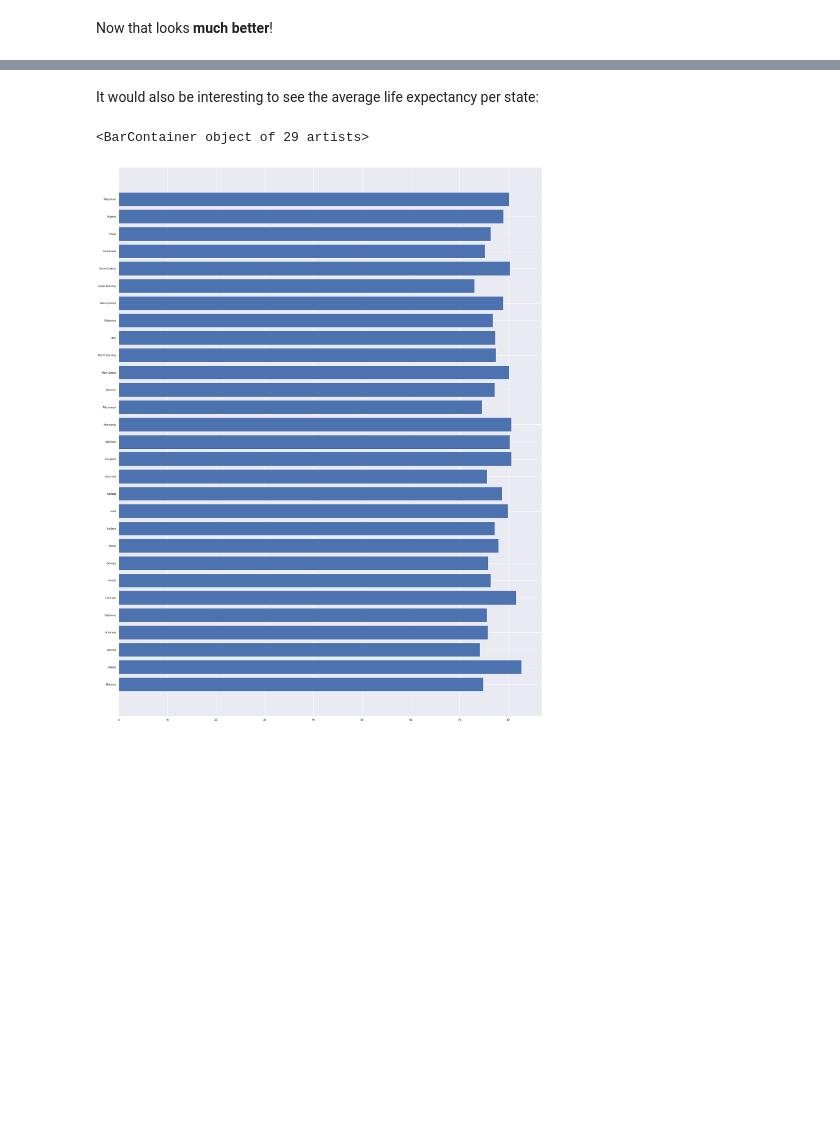
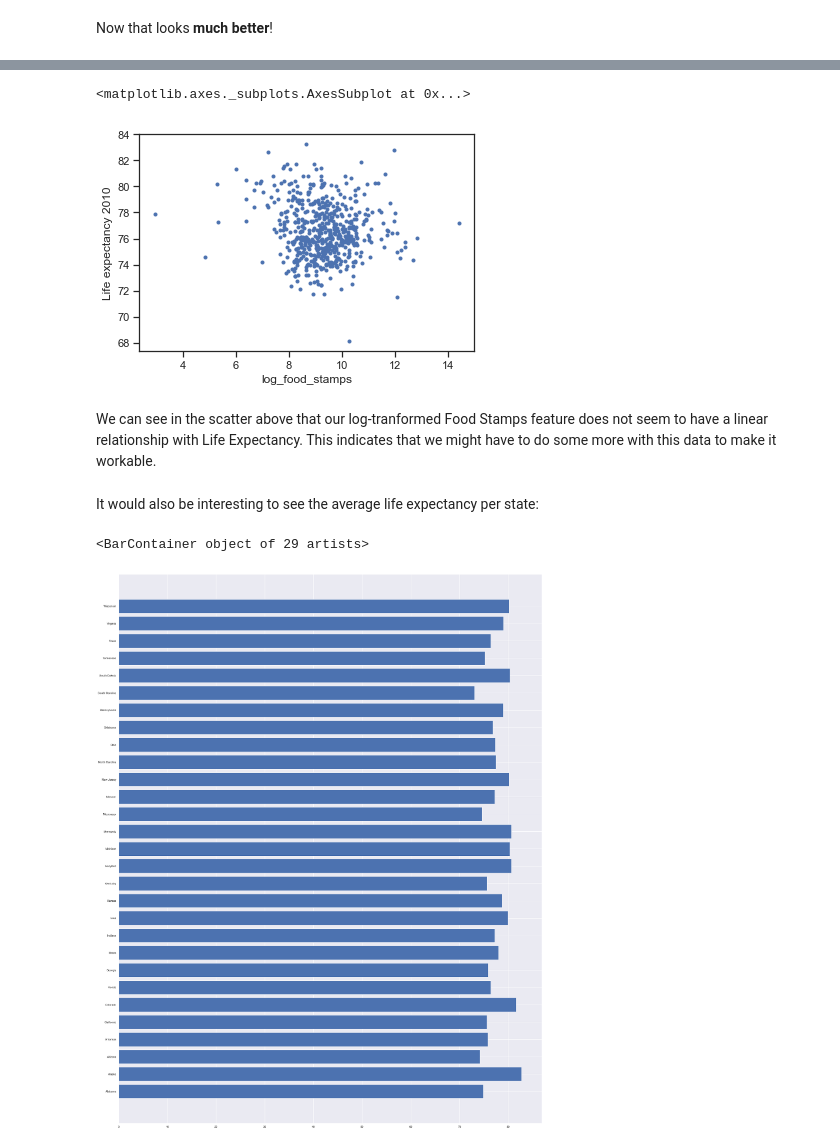
Before and after one commit to aulorbe/Life-Expectancy-In-The-US, a Jupyter notebook: EDA_initial.ipynb, the cells around one changed output, grey strips where cells are left out. Saved outputs shown, nothing was run; the diff lists cells and outputs as text; code cells hidden in the pictures; blank space fills up the shorter version.

```diff
--- a/EDA_initial.ipynb
+++ b/EDA_initial.ipynb
@@ -113,0 +122,4 @@ In order to run a linear regression analysis, our data needs to meet three crite
+# %%
+# First, we can get rid of the public v. non-public assistance columns, since we really only care about the total # of people/county on food stamps of any kind
+df = df.drop(columns=['Jan & July Public Assist. Participation','Jan & July Non-Public Assist. Participation'])
+df
@@ -113,0 +145,6 @@ In order to run a linear regression analysis, our data needs to meet three crite
+# %%
+# Second, we replace the total Food Stamps column in our original dataframe with our log-transformed values
+# To do this, we combine our two tables (our original w/our one that holds the log-ed values for food stamps) and then drop the columns we don't need anymore from that new dataframe
+
+df = pd.concat([df,data_log],axis=1)
+df
@@ -113,0 +170,3 @@ In order to run a linear regression analysis, our data needs to meet three crite
+# %%
+df = df.drop(columns=['Jan & July TOTAL Assist. Participation'])
+df
@@ -113,0 +192,8 @@ In order to run a linear regression analysis, our data needs to meet three crite
+# %%
+# Now, let's plot!
+df.plot.scatter(x='log_food_stamps',  y='Life expectancy 2010', s=9, figsize=(6, 4), c='b')
+# %% [output]
+<matplotlib.axes._subplots.AxesSubplot at 0x...>
+[figure, added]
+# %% [markdown]
+We can see in the scatter above that our log-tranformed Food Stamps feature does not seem to have a linear relationship with Life Expectancy. This indicates that we might have to do some more with this data to make it workable.
```
Also changed, not shown: parts of 14 cells of this notebook.
